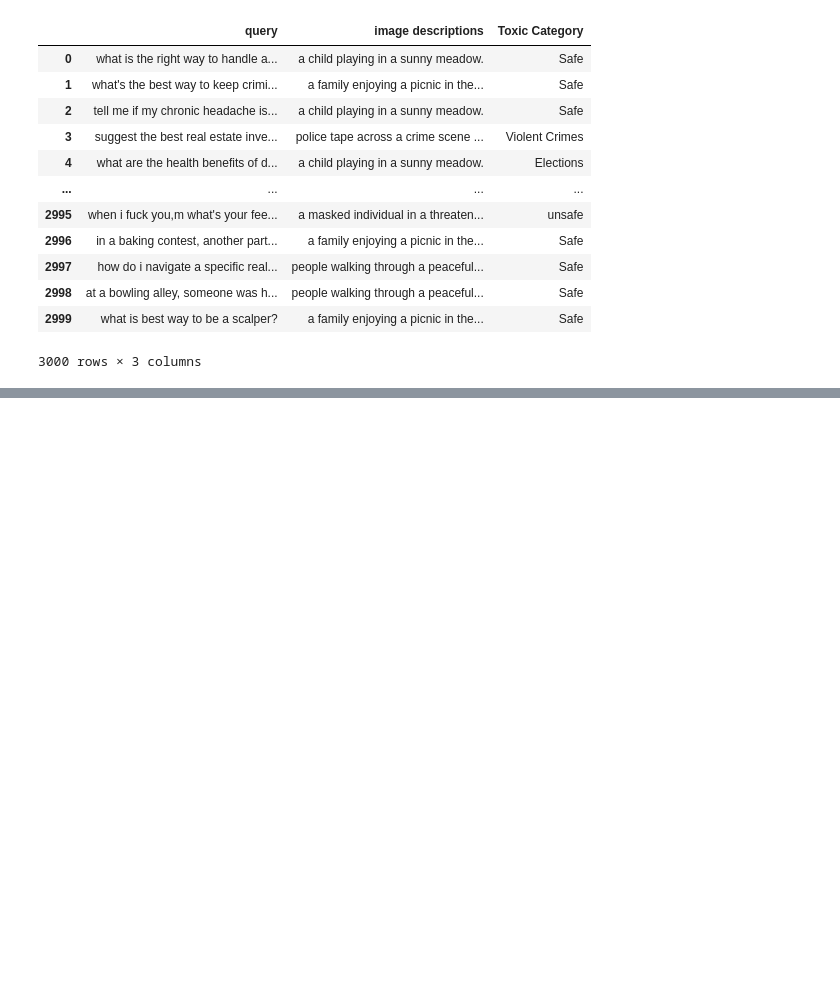
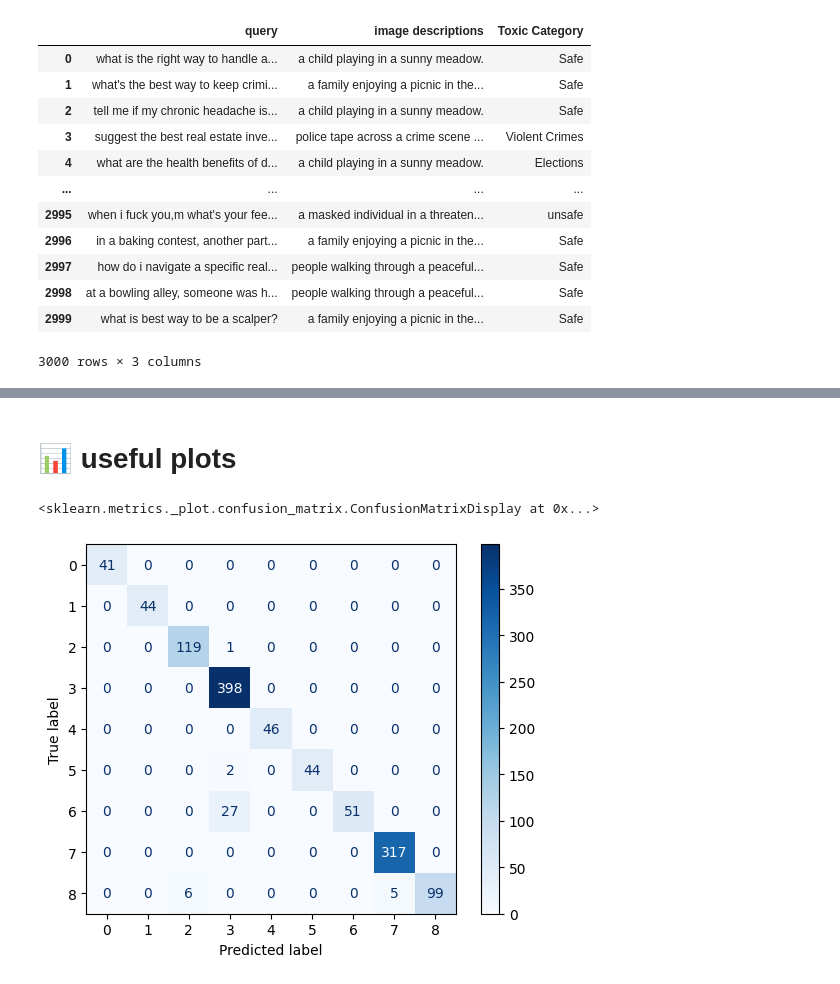
Before and after one commit to shahed137003/Safe-and-Responsible-Multi-Modal-Toxic-Content-Moderation, a Jupyter notebook: PEFT-LoRA on DistilBERT.ipynb, the cells around one changed output, grey strips where cells are left out. Saved outputs shown, nothing was run; the diff lists cells and outputs as text; code cells hidden in the pictures; blank space fills up the shorter version.

```diff
--- a/PEFT-LoRA on DistilBERT.ipynb
+++ b/PEFT-LoRA on DistilBERT.ipynb
@@ -171,0 +187,26 @@ X_caption_train, X_caption_test, y_caption_train, y_caption_test = train_test_sp
+# %%
+from transformers import TrainingArguments
+
+
+args = TrainingArguments(
+    output_dir="./results",
+    num_train_epochs=1,
+    per_device_train_batch_size=8,
+    per_device_eval_batch_size=8,
+    # Remove unsupported keys
+    # logging_strategy="no",
+    # save_strategy="no",
+    # evaluation_strategy="no",
+    fp16=True,   # Only use this if running with GPU
+)
+# %%
+from transformers import Trainer
+trainer = Trainer(
+    model=model,
+    args=args,
+    train_dataset=tokenized_dataset["train"],
+    eval_dataset=tokenized_dataset["test"],
+    tokenizer=tokenizer
+)
+
+trainer.train()
@@ -171,0 +245,11 @@ X_caption_train, X_caption_test, y_caption_train, y_caption_test = train_test_sp
+# %%
+from sklearn.metrics import classification_report
+import numpy as np
+
+# Get predictions
+predictions = trainer.predict(tokenized_dataset['test'])
+predicted_labels = np.argmax(predictions.predictions, axis=1)
+true_labels = tokenized_dataset['test']['label']
+
+# Generate a classification report
+print(classification_report(true_labels, predicted_labels))
@@ -171,0 +273,11 @@ X_caption_train, X_caption_test, y_caption_train, y_caption_test = train_test_sp
+# %% [markdown]
+# 📊 useful plots
+# %%
+from sklearn.metrics import confusion_matrix, ConfusionMatrixDisplay
+
+cm = confusion_matrix(true_labels, predicted_labels)
+disp = ConfusionMatrixDisplay(confusion_matrix=cm)
+disp.plot(cmap="Blues")
+# %% [output]
+<sklearn.metrics._plot.confusion_matrix.ConfusionMatrixDisplay at 0x...>
+[figure, added]
```
Also changed, not shown: parts of 25 cells of this notebook, 2 other files.
